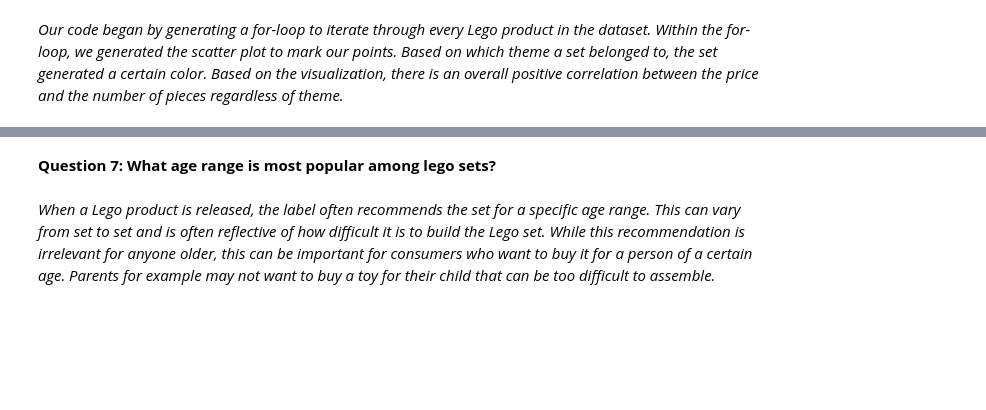
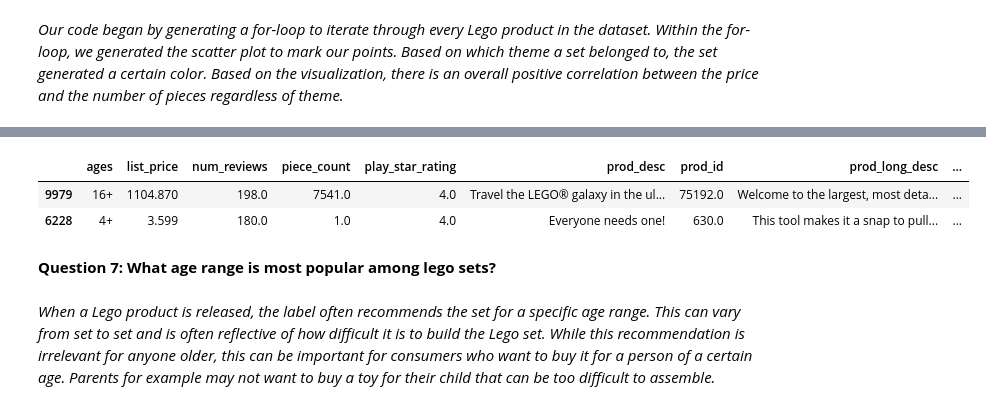
Before and after one commit to dfr5407/DS220, a Jupyter notebook: Project2/pyLegoSetDataset.ipynb, the cells around one changed output, grey strips where cells are left out. Cells and saved outputs as stored; diff of their text form; code cells hidden in the pictures; blank space fills up the shorter version.

```diff
--- a/Project2/pyLegoSetDataset.ipynb
+++ b/Project2/pyLegoSetDataset.ipynb
@@ -139,11 +230,14 @@ plt.suptitle('')
 # %%
 #Question 7
 
 mostExpensiveSet = distinctSets.head(1)
 leastExpensiveSet = distinctSets.tail(1)
 
-mostExpensiveSet
-leastExpensiveSet
+pd.concat([leastExpensiveSet, mostExpensiveSet]).sort_values(by = 'list_price', ascending = False)
+# %% [output]
+|  | ages | list_price | num_reviews | piece_count | play_star_rating | prod_desc | prod_id | prod_long_desc | ... |
+| 9979 | 16+ | 1104.870 | 198.0 | 7541.0 | 4.0 | Travel the LEGO® galaxy in the ul... | 75192.0 | Welcome to the largest, most deta... | ... |
+| 6228 | 4+ | 3.599 | 180.0 | 1.0 | 4.0 | Everyone needs one! | 630.0 | This tool makes it a snap to pull... | ... |
 # %% [markdown]
 **Question 7: What age range is most popular among lego sets?**
 # %% [markdown]
```
Also changed, not shown: parts of 13 cells of this notebook.
